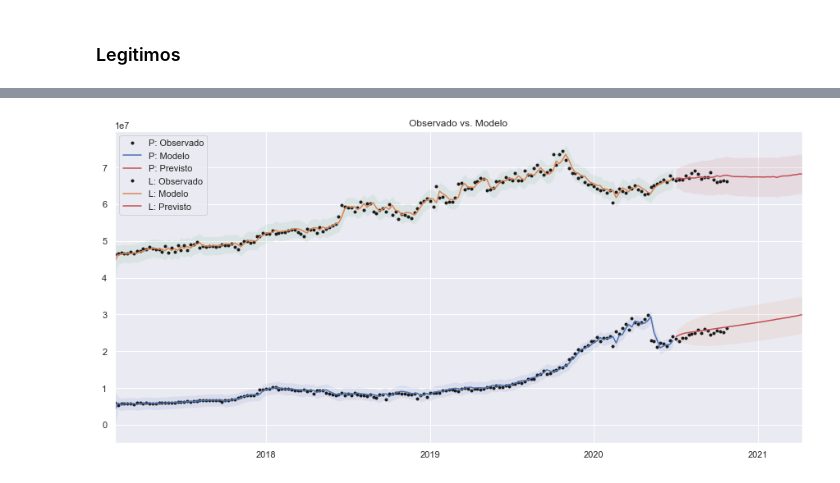
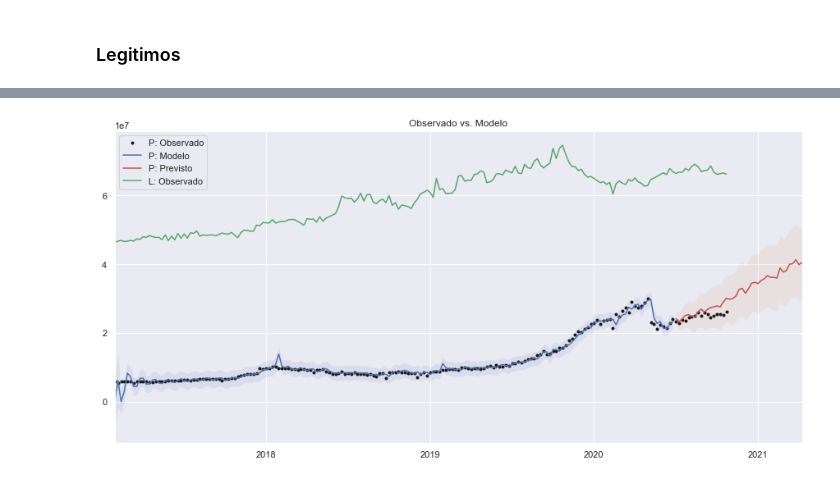
Before and after one commit to gustavo-pohlmann/TCC, a Jupyter notebook: TCC.ipynb, the cells around one changed output, grey strips where cells are left out. Drawn from its saved outputs; the diff is of its cells as text; code cells hidden in the pictures.

```diff
--- a/TCC.ipynb
+++ b/TCC.ipynb
@@ -249,5 +372,5 @@ def measure_rmse(actual, predicted):
 # %%
-model = SARIMAX(train.Pirataria, order=(2, 0, 3), seasonal_order=(2, 0, 3, 52), trend='ct')
+model = SARIMAX(train.Pirataria, order=(3, 1, 3), seasonal_order=(1, 1, 0, 52), trend='ct')
 # %%
 model_fit = model.fit()
 # %%
@@ -397,29 +547,22 @@ model_fit_l.plot_diagnostics(figsize=(14,10))
 # %%
 fig, ax = plt.subplots(figsize=(15,7))
 
 totals.Pirataria.plot(ax=ax, style='k.',label='P: Observado')
 predict.predicted_mean.plot(ax=ax, label='P: Modelo')
 predict_ci = predict.summary_frame(alpha=0.05)
 ax.fill_between(predict_ci.index, predict_ci['mean_ci_lower'], predict_ci['mean_ci_upper'], alpha=0.1)
 
 forecast.predicted_mean.plot(ax=ax, style='r', label='P: Previsto')
 frame = forecast.summary_frame(alpha=0.05)
 ax.fill_between(frame.index,frame['mean_ci_lower'],frame['mean_ci_upper'], alpha=0.1)
 
-totals.Legitimo.plot(ax=ax, style='k.',label='L: Observado')
-predict_l.predicted_mean.plot(ax=ax, label='L: Modelo')
-predict_ci_l = predict_l.summary_frame(alpha=0.05)
-ax.fill_between(predict_ci_l.index, predict_ci_l['mean_ci_lower'], predict_ci_l['mean_ci_upper'], alpha=0.1)
-
-forecast_l.predicted_mean.plot(ax=ax, style='r', label='L: Previsto')
-frame_l = forecast_l.summary_frame(alpha=0.05)
-ax.fill_between(frame_l.index,frame_l['mean_ci_lower'],frame_l['mean_ci_upper'], alpha=0.1)
+totals.Legitimo.plot(ax=ax, style='g',label='L: Observado')
 
 # Cleanup the image
 legend = ax.legend(loc='upper left')
 title = ax.set_title('Observado vs. Modelo')
 # %% [output]
-[figure, old version]
+[figure, new version]
 # %%
 totals.join(predicts).plot()
 plt.show()
```
Also changed, not shown: parts of 38 cells of this notebook.
